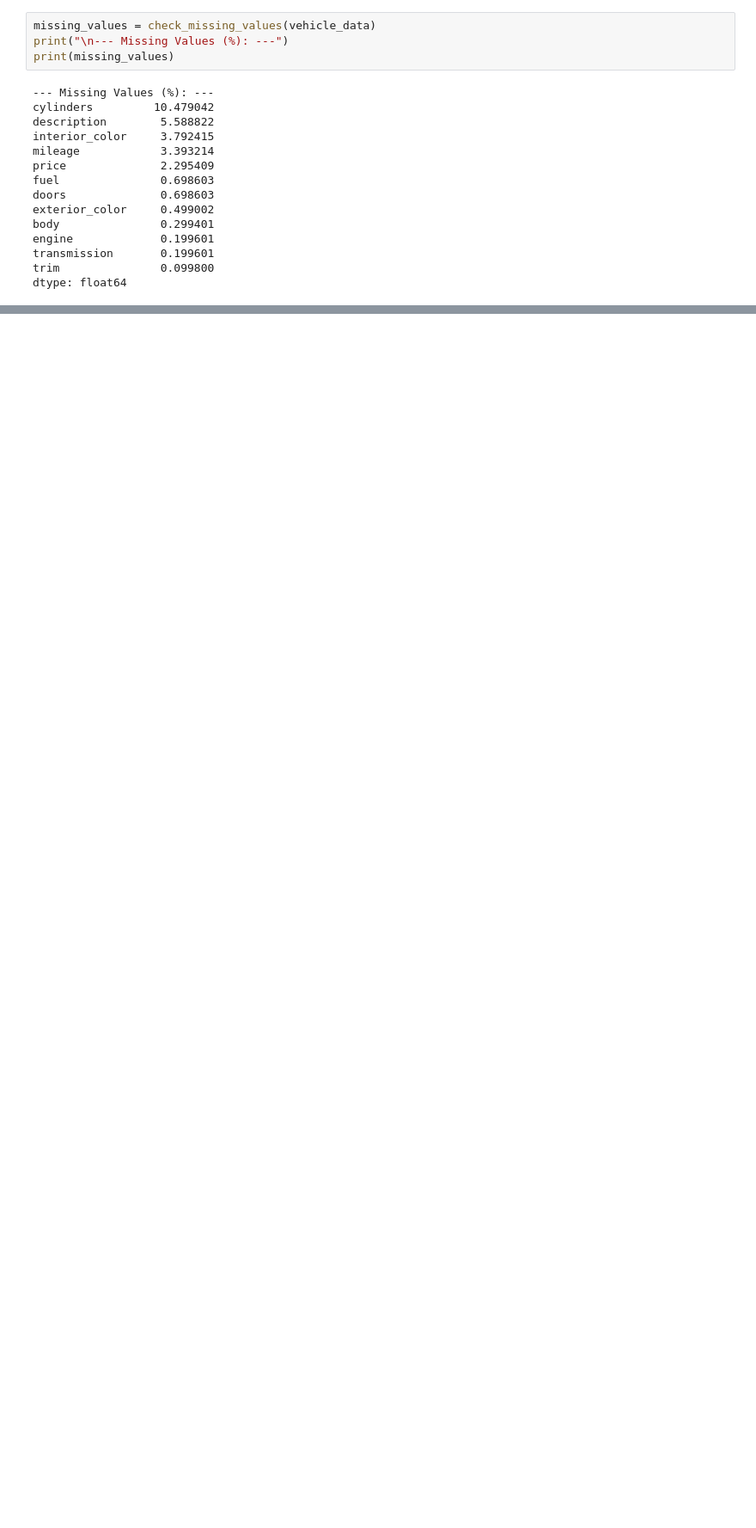
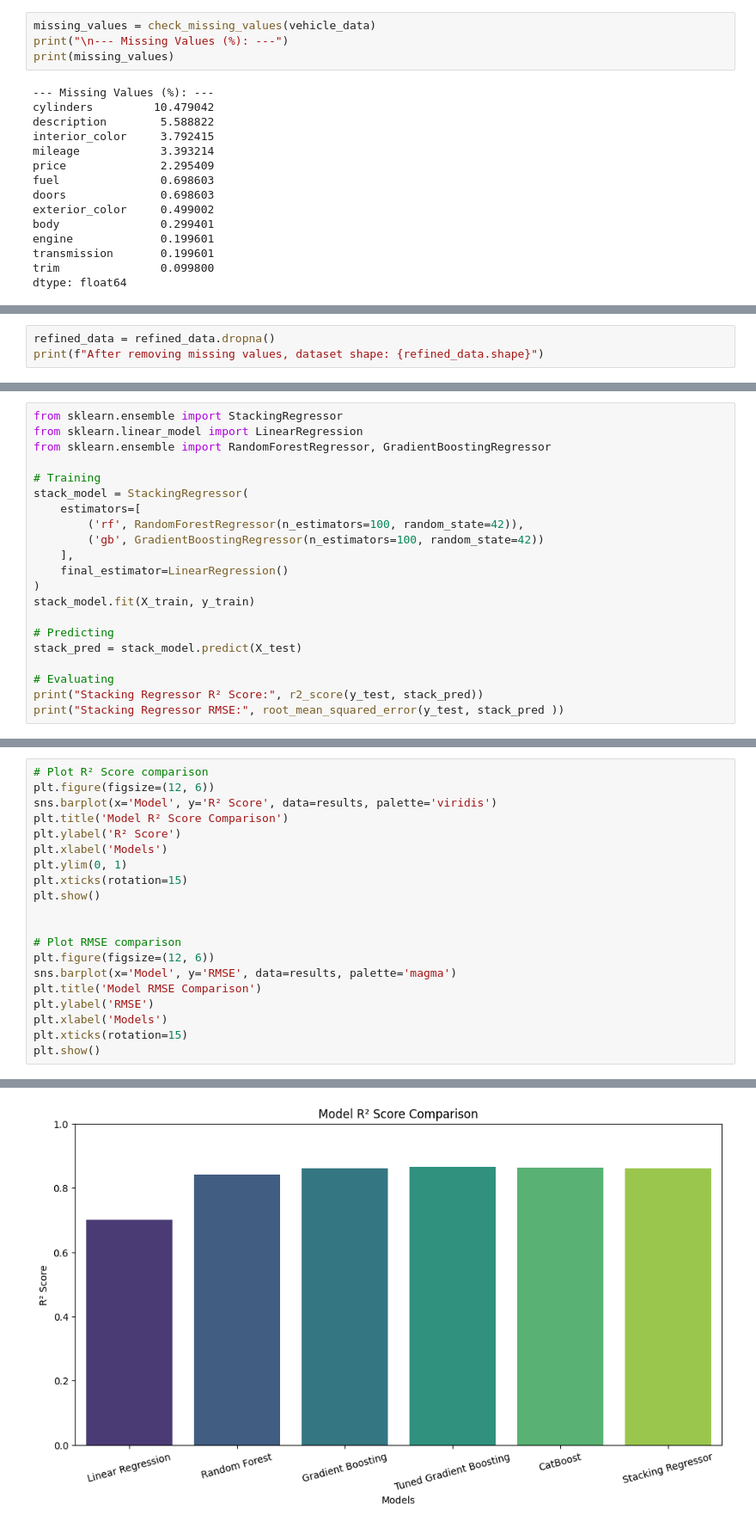
Before and after one commit to JaspreetSingh-exe/Vehicle-Price-Prediction, a Jupyter notebook: price_prediction.ipynb, the cells around one changed output, grey strips where cells are left out. Shown at 86% size. Cells and saved outputs as stored; diff of their text form; blank space fills up the shorter version.

```diff
--- a/price_prediction.ipynb
+++ b/price_prediction.ipynb
@@ -132,0 +274,3 @@ plot_categorical_counts(vehicle_data, categorical_features)
+# %%
+refined_data = refined_data.dropna()
+print(f"After removing missing values, dataset shape: {refined_data.shape}")
@@ -132,0 +484,21 @@ plot_categorical_counts(vehicle_data, categorical_features)
+# %%
+from sklearn.ensemble import StackingRegressor
+from sklearn.linear_model import LinearRegression
+from sklearn.ensemble import RandomForestRegressor, GradientBoostingRegressor
+
+# Training
+stack_model = StackingRegressor(
+    estimators=[
+        ('rf', RandomForestRegressor(n_estimators=100, random_state=42)),
+        ('gb', GradientBoostingRegressor(n_estimators=100, random_state=42))
+    ],
+    final_estimator=LinearRegression()
+)
+stack_model.fit(X_train, y_train)
+
+# Predicting
+stack_pred = stack_model.predict(X_test)
+
+# Evaluating
+print("Stacking Regressor R² Score:", r2_score(y_test, stack_pred))
+print("Stacking Regressor RMSE:", root_mean_squared_error(y_test, stack_pred ))
@@ -132,0 +552,21 @@ plot_categorical_counts(vehicle_data, categorical_features)
+# %%
+# Plot R² Score comparison
+plt.figure(figsize=(12, 6))
+sns.barplot(x='Model', y='R² Score', data=results, palette='viridis')
+plt.title('Model R² Score Comparison')
+plt.ylabel('R² Score')
+plt.xlabel('Models')
+plt.ylim(0, 1)
+plt.xticks(rotation=15)
+plt.show()
+
+
+# Plot RMSE comparison
+plt.figure(figsize=(12, 6))
+sns.barplot(x='Model', y='RMSE', data=results, palette='magma')
+plt.title('Model RMSE Comparison')
+plt.ylabel('RMSE')
+plt.xlabel('Models')
+plt.xticks(rotation=15)
+plt.show()
+# %% [output]
@@ -132,0 +576 @@ plot_categorical_counts(vehicle_data, categorical_features)
+[figure, added]
```
Also changed, not shown: parts of 64 cells of this notebook, 4 other files.
